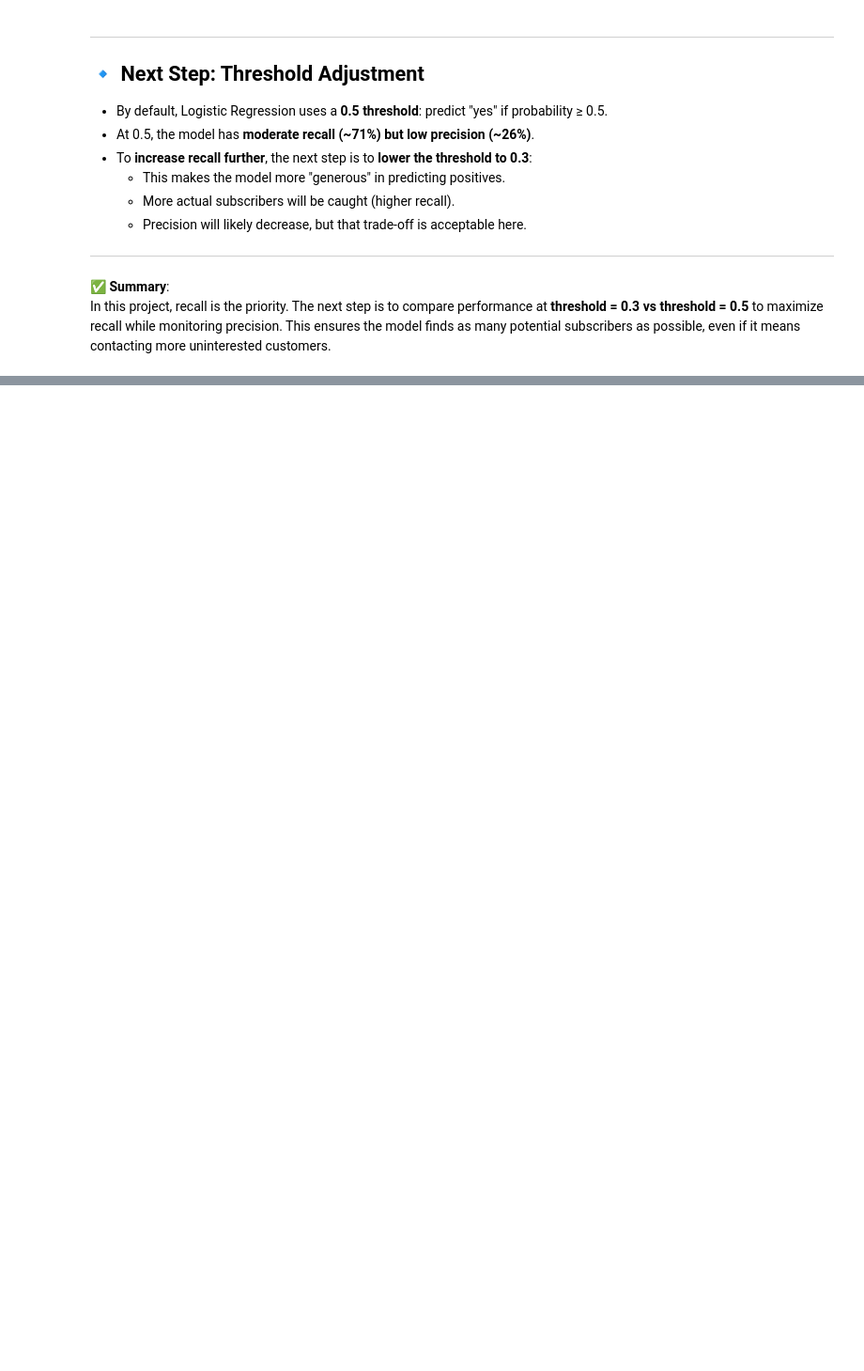
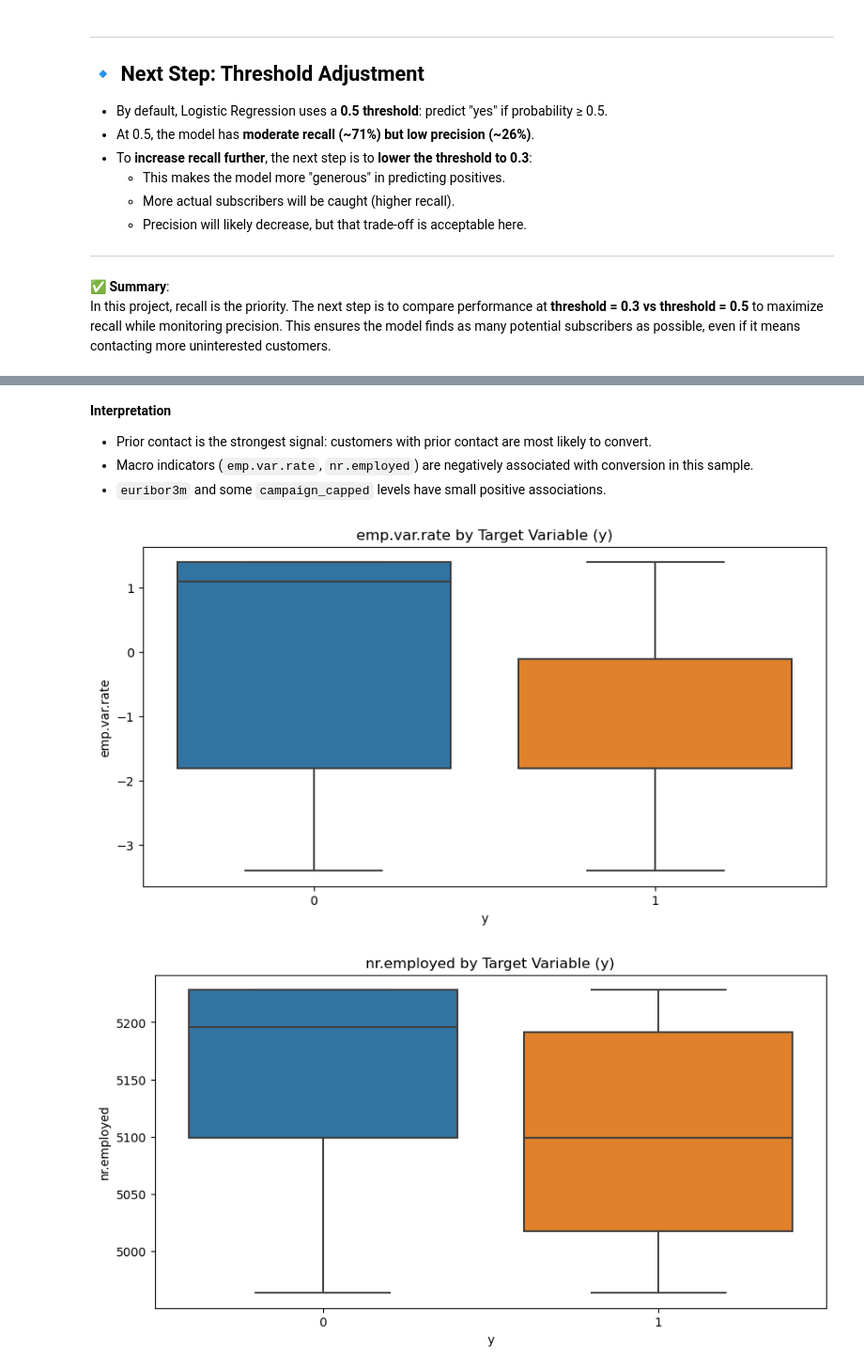
Before and after one commit to oaj1/bank-marketing-analysis, a Jupyter notebook: logistic_model.ipynb, the cells around one changed output, grey strips where cells are left out. Shown at 94% size. Saved outputs shown, nothing was run; the diff lists cells and outputs as text; code cells hidden in the pictures; blank space fills up the shorter version.

```diff
--- a/logistic_model.ipynb
+++ b/logistic_model.ipynb
@@ -415,0 +499,23 @@ In this project, recall is the priority. The next step is to compare performance
+# %% [markdown]
+**Interpretation**
+- Prior contact is the strongest signal: customers with prior contact are most likely to convert.
+- Macro indicators (`emp.var.rate`, `nr.employed`) are negatively associated with conversion in this sample.
+- `euribor3m` and some `campaign_capped` levels have small positive associations.
+# %%
+#Lets take a look at how emp.var.rate and nr.employed are related to the target variable
+import seaborn as sns
+
+# Plotting the relationship between emp.var.rate and the target variable y
+plt.figure(figsize=(10, 5))
+sns.boxplot(x='y', y='emp.var.rate', data=df)
+plt.title('emp.var.rate by Target Variable (y)')
+plt.show()
+
+# Plotting the relationship between nr.employed and the target variable y
+plt.figure(figsize=(10, 5))
+sns.boxplot(x='y', y='nr.employed', data=df)
+plt.title('nr.employed by Target Variable (y)')
+plt.show()
+# %% [output]
+[figure, added]
+[figure, added]
```
Also changed, not shown: parts of 7 cells of this notebook.
